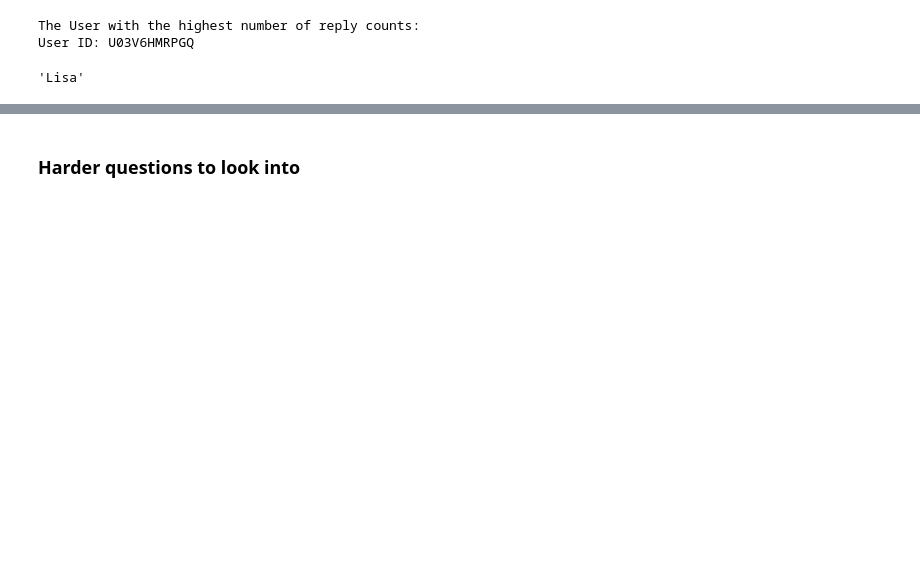
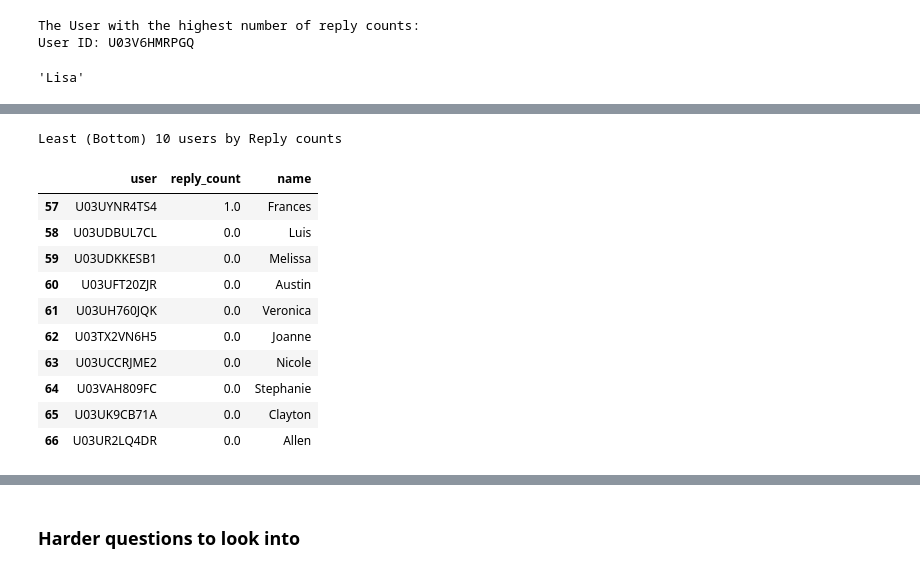
Before and after one commit to mussewold/week0_starter_network_analysis, a Jupyter notebook: notebooks/parse_slack_data.ipynb, the cells around one changed output, grey strips where cells are left out. Drawn from its saved outputs; the diff is of its cells as text; code cells hidden in the pictures; blank space fills up the shorter version.

```diff
--- a/notebooks/parse_slack_data.ipynb
+++ b/notebooks/parse_slack_data.ipynb
@@ -282,0 +317,16 @@ User ID: U03V6HMRPGQ
+# %%
+print("Least (Bottom) 10 users by Reply counts")
+top_users.tail(10)
+# %% [output]
+Least (Bottom) 10 users by Reply counts
+|  | user | reply_count | name |
+| 57 | U03UYNR4TS4 | 1.0 | Frances |
+| 58 | U03UDBUL7CL | 0.0 | Luis |
+| 59 | U03UDKKESB1 | 0.0 | Melissa |
+| 60 | U03UFT20ZJR | 0.0 | Austin |
+| 61 | U03UH760JQK | 0.0 | Veronica |
+| 62 | U03TX2VN6H5 | 0.0 | Joanne |
+| 63 | U03UCCRJME2 | 0.0 | Nicole |
+| 64 | U03VAH809FC | 0.0 | Stephanie |
+| 65 | U03UK9CB71A | 0.0 | Clayton |
+| 66 | U03UR2LQ4DR | 0.0 | Allen |
```
Also changed, not shown: parts of 11 cells of this notebook.
